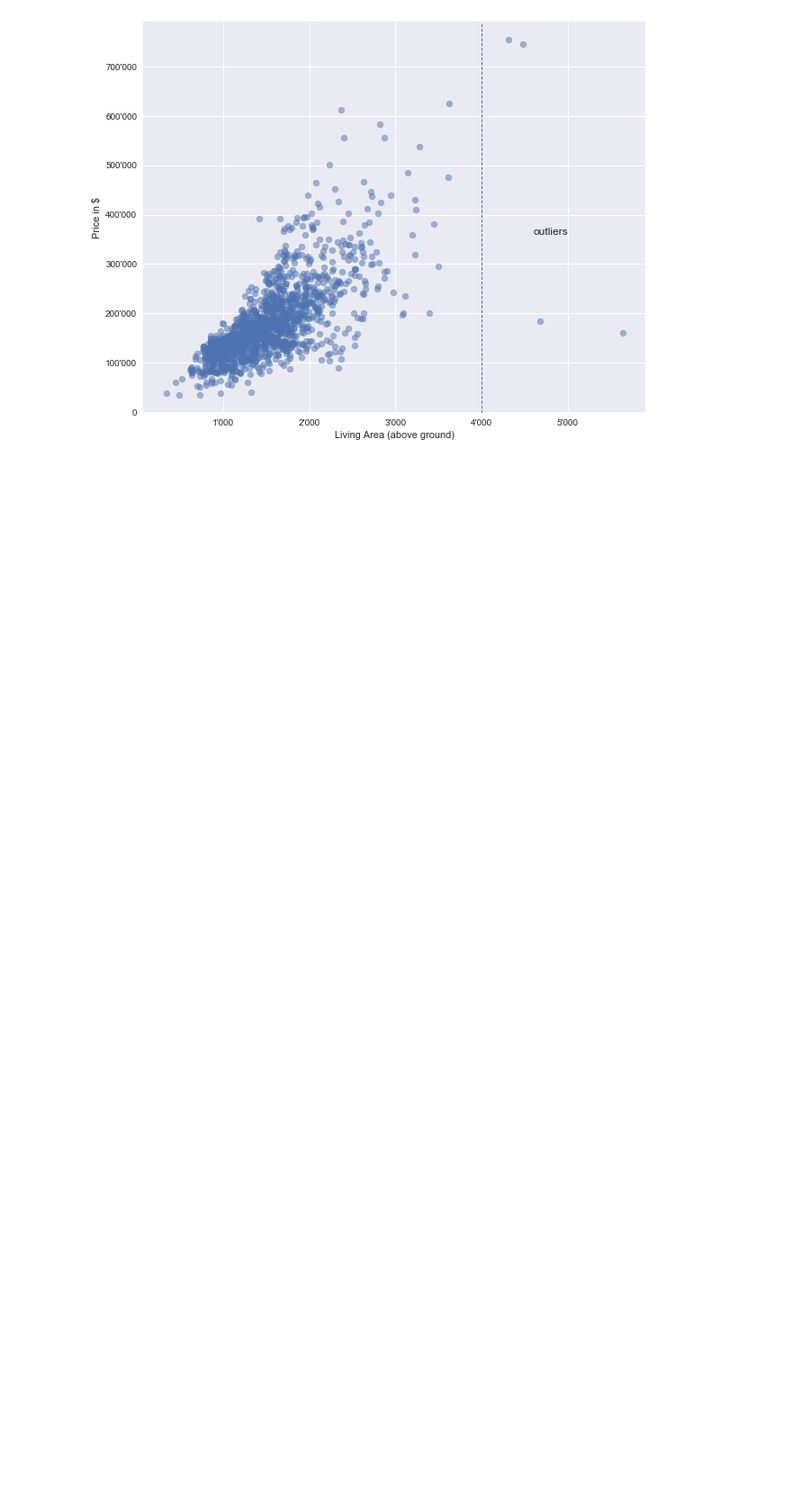
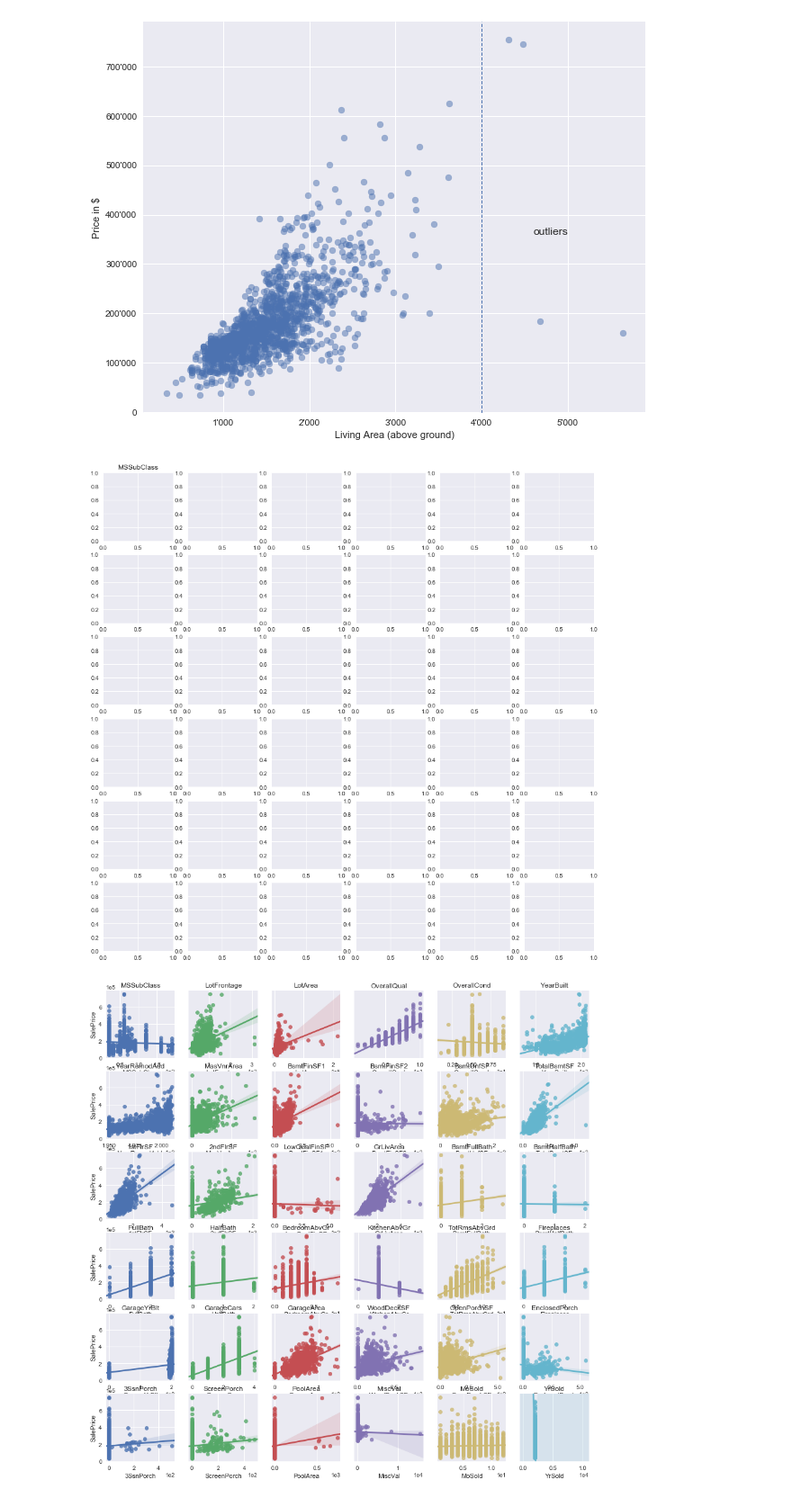
Before and after one commit to huli/predicting-house-prices, a Jupyter notebook: temporary_helper.ipynb, the cells around one changed output. Shown: that part at 90% size. Cells and saved outputs as stored; diff of their text form; code cells hidden in the pictures; blank space fills up the shorter version.

```diff
--- a/temporary_helper.ipynb
+++ b/temporary_helper.ipynb
@@ -105,3 +105,30 @@ ax.text(4600, 360000, 'outliers')
 plt.show()
 # %% [output]
 [figure]
+# %%
+from sklearn.preprocessing import Imputer
+def fill_numerical_nans(X_val, mean_columns, zero_columns):
+    mean_imputer = Imputer(missing_values='NaN', strategy='mean', axis=0)
+    mean_imputer = mean_imputer.fit(X_val.loc[:, mean_columns])
+    X_new = X_val.copy()
+    X_new.loc[:, mean_columns] = mean_imputer.transform(X_val.loc[:, mean_columns])
+    X_new.loc[:, zero_columns] = X_new.loc[:, zero_columns].fillna(value=0)
+    return X_new
+# %%
+X_numerical = X.select_dtypes(exclude=['object']).drop('Id', axis=1)
+X_numerical = fill_numerical_nans(X_numerical, ['LotFrontage'], ['MasVnrArea', 'GarageYrBlt'])
+# %%
+fig, axes = plt.subplots(6,6, figsize=(15,15))
+ix = 1
+for ax, feature in zip(axes.ravel(), X_numerical.columns):
+    ax.set_title(feature)
+    if ix % 6 != 1:
+        ax.get_yaxis().set_visible(False)
+    ax.ticklabel_format(axis='both', style='sci',scilimits=(-1,1))
+    sns.regplot(X_numerical[feature], X['SalePrice'], ax = ax)
+    ix+=1
+plt.ylim(0,700000)
+plt.show()
+# %% [output]
+[figure, added]
+[figure, added]
```
Also changed, not shown: 1 other file.
